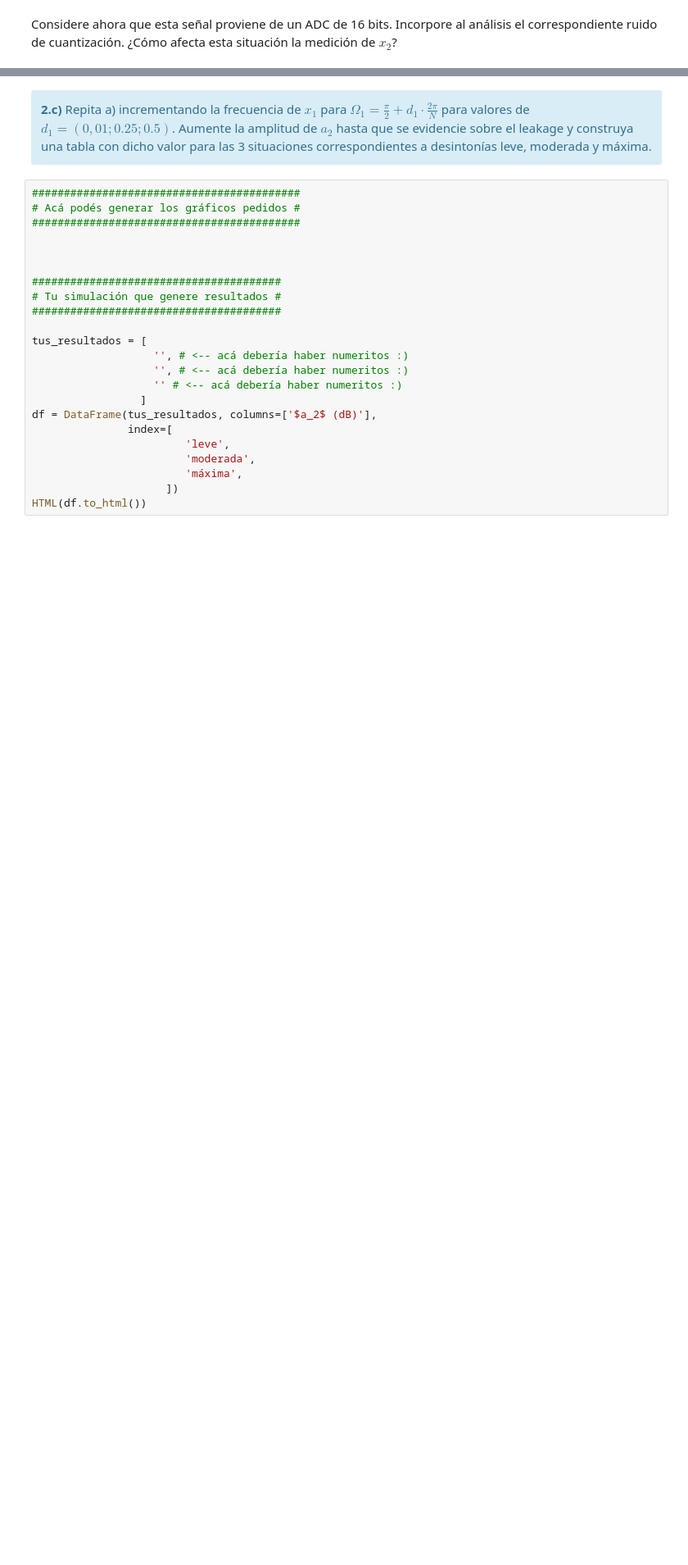
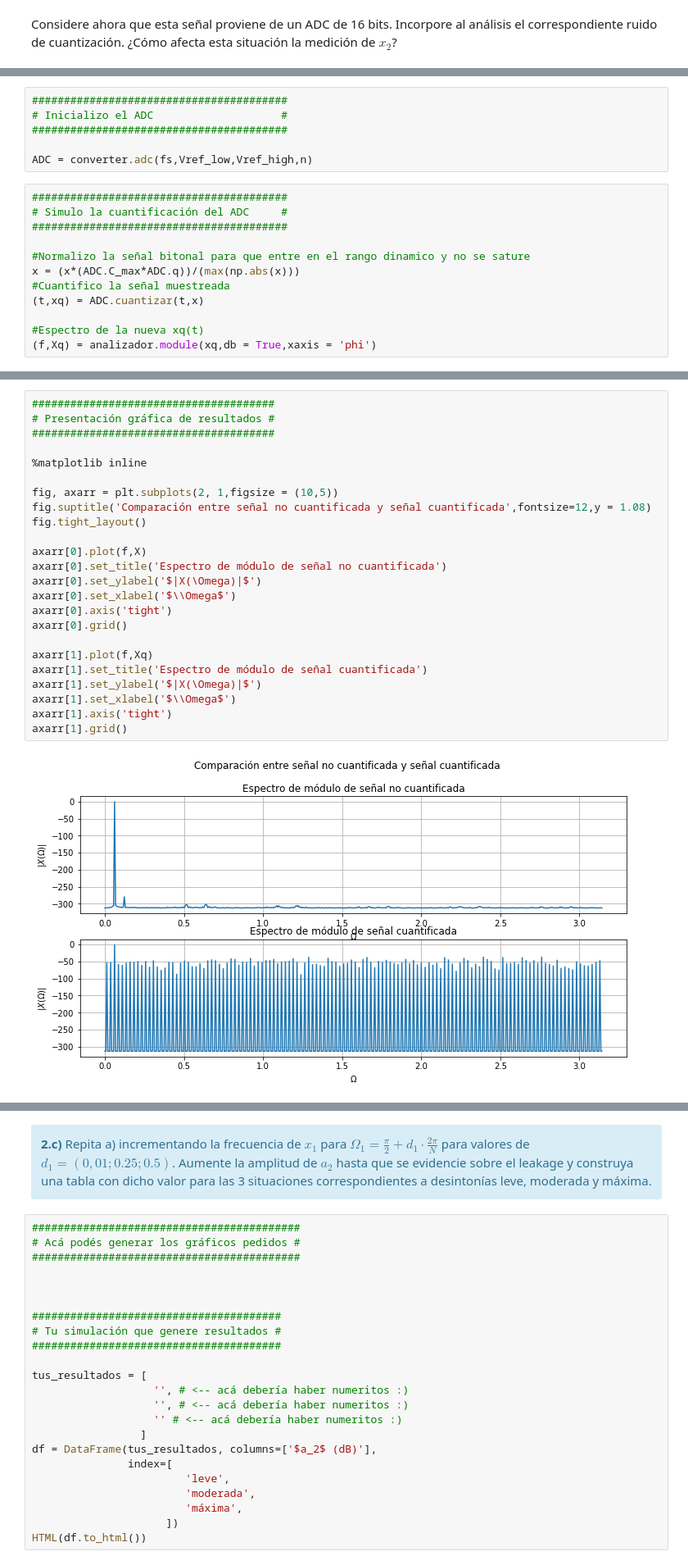
Before and after one commit to LisandroRobles/tp2, a Jupyter notebook: TP2 - Ventanas.ipynb, the cells around one changed output, grey strips where cells are left out. Shown at 82% size. Drawn from its saved outputs; the diff is of its cells as text; blank space fills up the shorter version.

```diff
--- a/TP2 - Ventanas.ipynb
+++ b/TP2 - Ventanas.ipynb
@@ -708,0 +906,18 @@ Considere ahora que esta señal proviene de un ADC de 16 bits. Incorpore al aná
+# %%
+########################################
+# Inicializo el ADC                    #
+########################################
+
+ADC = converter.adc(fs,Vref_low,Vref_high,n)
+# %%
+########################################
+# Simulo la cuantificación del ADC     #
+########################################
+
+#Normalizo la señal bitonal para que entre en el rango dinamico y no se sature
+x = (x*(ADC.C_max*ADC.q))/(max(np.abs(x)))
+#Cuantifico la señal muestreada
+(t,xq) = ADC.cuantizar(t,x)
+
+#Espectro de la nueva xq(t)
+(f,Xq) = analizador.module(xq,db = True,xaxis = 'phi')
@@ -708,0 +929,26 @@ Considere ahora que esta señal proviene de un ADC de 16 bits. Incorpore al aná
+# %%
+######################################
+# Presentación gráfica de resultados #
+######################################
+
+%matplotlib inline
+
+fig, axarr = plt.subplots(2, 1,figsize = (10,5))
+fig.suptitle('Comparación entre señal no cuantificada y señal cuantificada',fontsize=12,y = 1.08)
+fig.tight_layout()
+
+axarr[0].plot(f,X)
+axarr[0].set_title('Espectro de módulo de señal no cuantificada')
+axarr[0].set_ylabel('$|X(\Omega)|$')
+axarr[0].set_xlabel('$\\Omega$')
+axarr[0].axis('tight')
+axarr[0].grid()
+
+axarr[1].plot(f,Xq)
+axarr[1].set_title('Espectro de módulo de señal cuantificada')
+axarr[1].set_ylabel('$|X(\Omega)|$')
+axarr[1].set_xlabel('$\\Omega$')
+axarr[1].axis('tight')
+axarr[1].grid()
+# %% [output]
+[figure, added]
```
Also changed, not shown: parts of 22 cells of this notebook.
